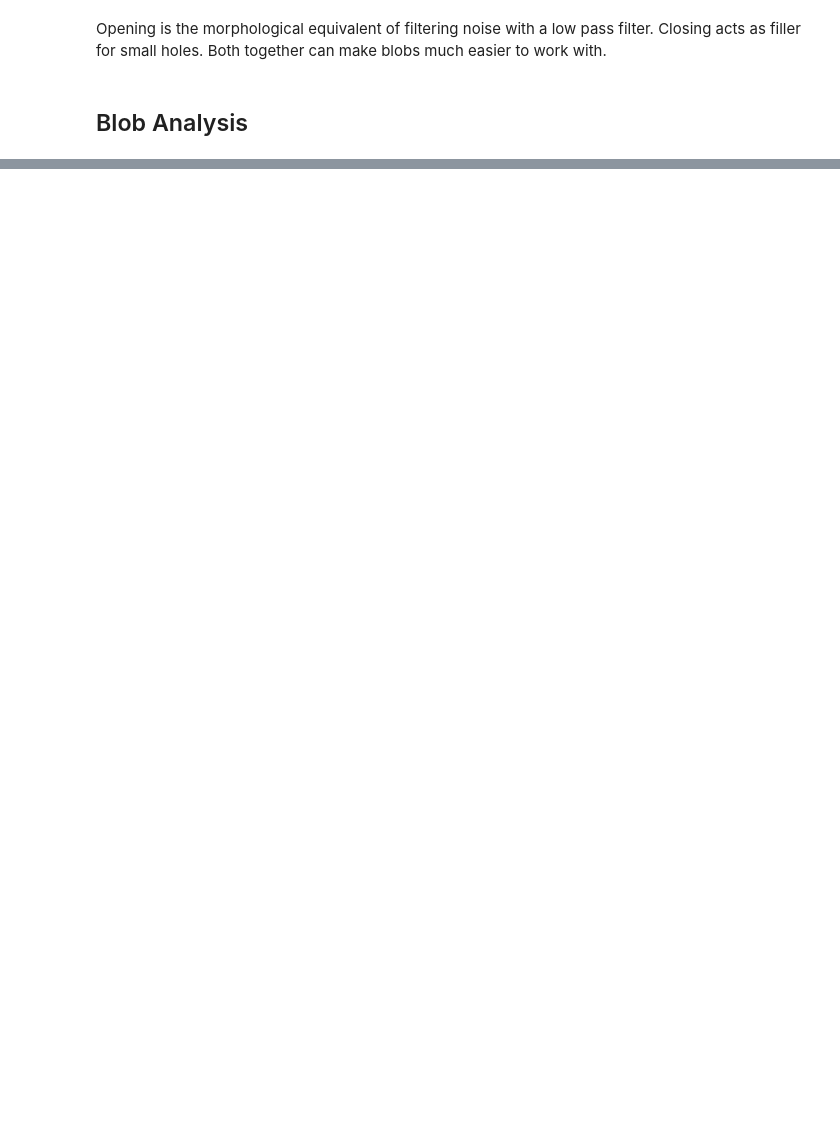
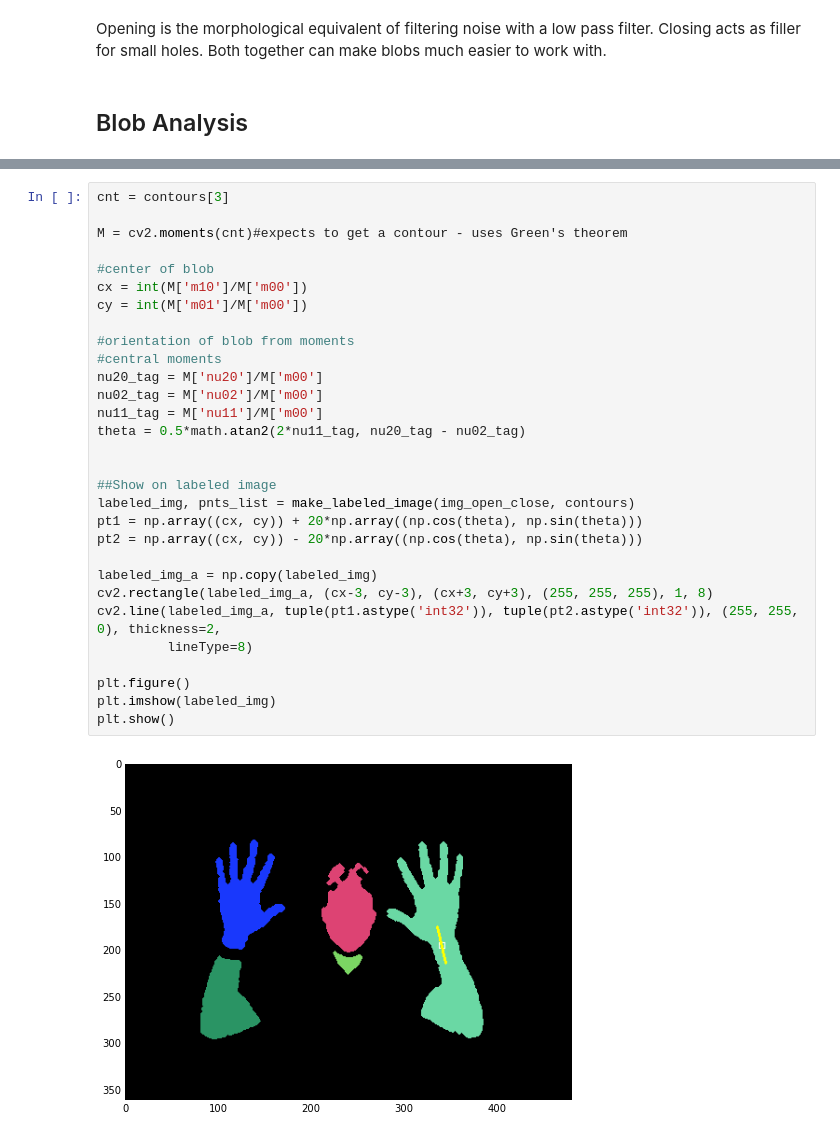
Before and after one commit to chengoldberg/xtr3d-challenge, a Jupyter notebook: notebooks/blob_analysis.ipynb, the cells around one changed output, grey strips where cells are left out. Cells and saved outputs as stored; diff of their text form; blank space fills up the shorter version.

```diff
--- a/notebooks/blob_analysis.ipynb
+++ b/notebooks/blob_analysis.ipynb
@@ -88,0 +162,32 @@ Opening is the morphological equivalent of filtering noise with a low pass filte
+# %%
+cnt = contours[3]
+
+M = cv2.moments(cnt)#expects to get a contour - uses Green's theorem
+
+#center of blob
+cx = int(M['m10']/M['m00'])
+cy = int(M['m01']/M['m00'])
+
+#orientation of blob from moments
+#central moments
+nu20_tag = M['nu20']/M['m00']
+nu02_tag = M['nu02']/M['m00']
+nu11_tag = M['nu11']/M['m00']
+theta = 0.5*math.atan2(2*nu11_tag, nu20_tag - nu02_tag)
+
+
+##Show on labeled image
+labeled_img, pnts_list = make_labeled_image(img_open_close, contours)
+pt1 = np.array((cx, cy)) + 20*np.array((np.cos(theta), np.sin(theta)))
+pt2 = np.array((cx, cy)) - 20*np.array((np.cos(theta), np.sin(theta)))
+
+labeled_img_a = np.copy(labeled_img)
+cv2.rectangle(labeled_img_a, (cx-3, cy-3), (cx+3, cy+3), (255, 255, 255), 1, 8)
+cv2.line(labeled_img_a, tuple(pt1.astype('int32')), tuple(pt2.astype('int32')), (255, 255, 0), thickness=2,
+         lineType=8)
+
+plt.figure()
+plt.imshow(labeled_img)
+plt.show()
+# %% [output]
+[figure, added]
```
Also changed, not shown: parts of 22 cells of this notebook.
